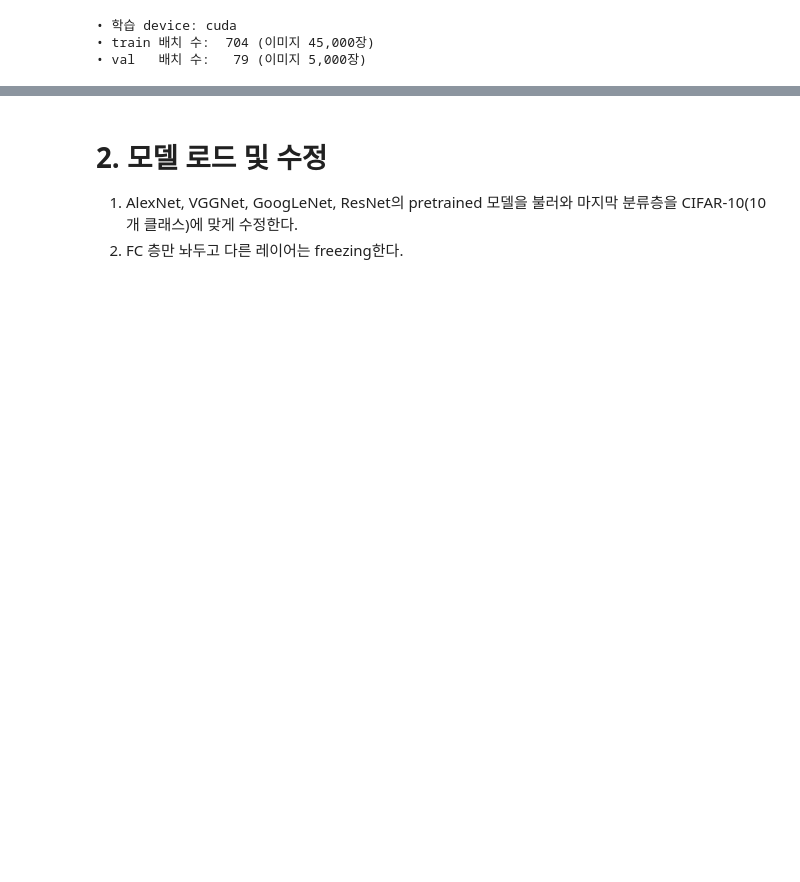
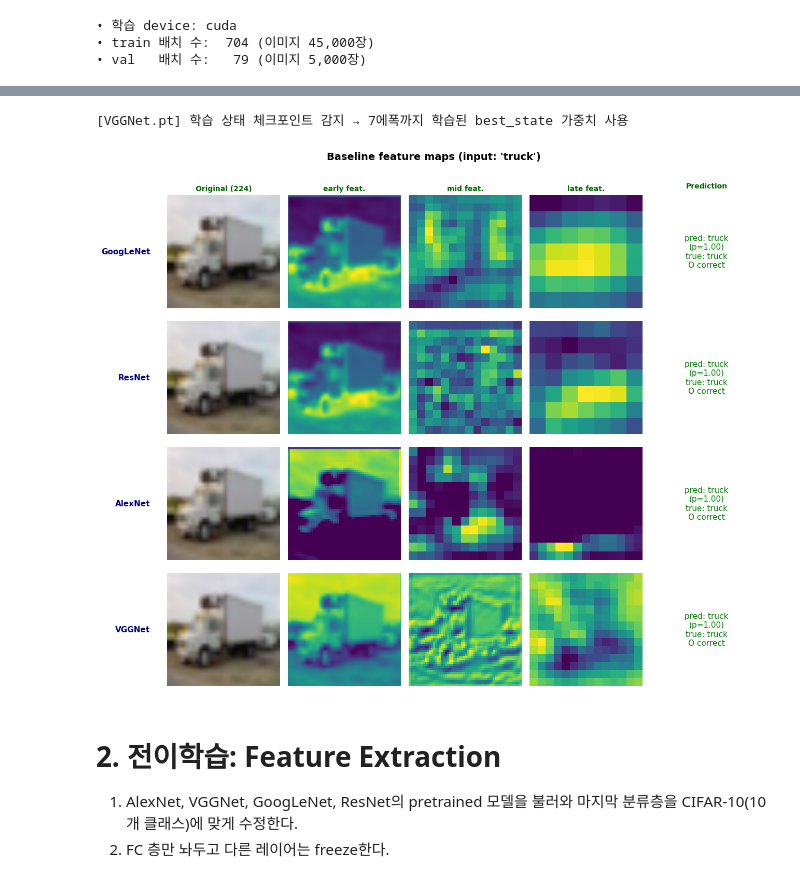
Before and after one commit to raewoo0908/codeit, a Jupyter notebook: course/part2/computer_vision/workbook/07_modeling_CIFAR10_practice.ipynb, the cells around one changed output, grey strips where cells are left out. Cells and saved outputs as stored; diff of their text form; code cells hidden in the pictures; blank space fills up the shorter version.

```diff
--- a/course/part2/computer_vision/workbook/07_modeling_CIFAR10_practice.ipynb
+++ b/course/part2/computer_vision/workbook/07_modeling_CIFAR10_practice.ipynb
@@ -1068,0 +1214,20 @@ Error:
+# %%
+# 학습 붕괴 후 ReLU가 죽었는지 확인 (로컬 MPS용: DataLoader 워커 없이)
+
+flag_dead_relu_check = False
+
+if flag_dead_relu_check:
+    import time
+    t = time.perf_counter()
+    ck = torch.load(os.path.join(CKPT_DIR, "VGGNet_last.pt"), map_location="cpu", weights_only=False)
+    m = build_vggnet(); m.load_state_dict(ck["model"]); m = m.to(device).eval()
+    del ck
+    print(f"로드 완료 {time.perf_counter()-t:.1f}s")
+
+    x = torch.stack([baseline_val_dataset[i][0] for i in range(16)]).to(device)  # 16장이면 충분
+    with torch.no_grad():
+        h = m.avgpool(m.features(x)).flatten(1)
+        a1 = m.classifier[1](m.classifier[0](h))          # 첫 FC 뒤 ReLU 출력
+        print("ReLU>0 비율:", (a1 > 0).float().mean().item())
+        print("logits std(샘플 간):", m(x).std(0))
+    print(f"전체 {time.perf_counter()-t:.1f}s")
@@ -1093,23 +1280,29 @@ STAGES = ["early", "mid", "late"]
 
 
 def extract_feature_maps(model):
-    """모든 Conv2d 중 초반/중반/후반 3개를 골라 forward hook으로 출력을 캡처하고,
-    최종 예측 로짓과 함께 반환한다. (아키텍처와 무관하게 동일 규칙 적용)"""
+    """모든 Conv2d에 forward hook을 걸어 '실제로 실행된' Conv2d 출력만 실행 순서대로 모은 뒤,
+    그중 초반/중반/후반 3개를 골라 최종 예측 로짓과 함께 반환한다. (아키텍처와 무관하게 동일 규칙 적용)
+    - GoogLeNet(aux_logits=True)은 보조 분류기(aux1/aux2) 안에도 Conv2d가 있는데, 이들은 eval 모드에서
+      실행되지 않는다. model.modules() 등록 순서로 마지막 Conv2d를 고르면 aux2.conv.conv가 뽑혀
+      hook이 호출되지 않고 'late' 키가 비게 되므로(KeyError), 실행된 Conv2d 기준으로 고른다."""
     convs = [m for m in model.modules() if isinstance(m, nn.Conv2d)]
-    picks = {"early": convs[0], "mid": convs[len(convs) // 2], "late": convs[-1]}
 
-    acts, handles = {}, []
-    for stage, layer in picks.items():
+    executed, handles = [], []                # 실행 순서대로 Conv2d 출력 기록
+    for layer in convs:
         handles.append(
             layer.register_forward_hook(
-                lambda mod, inp, out, s=stage: acts.__setitem__(s, out.detach())
+                lambda mod, inp, out: executed.append(out.detach())
             )
         )
     model.eval()
-    with torch.no_grad():
-        logits = model(input_tensor)          # eval 모드: 단일 로짓 텐서
-    for h in handles:
-        h.remove()
+    try:
+        with torch.no_grad():
+            logits = model(input_tensor)      # eval 모드: 단일 로짓 텐서
+    finally:
+        for h in handles:
+            h.remove()
+
+    acts = {"early": executed[0], "mid": executed[len(executed) // 2], "late": executed[-1]}
     return acts, logits
 
 
@@ -1118,6 +1311,21 @@ def representative_channel(fmap):
     energy = fmap[0].abs().mean(dim=(1, 2))   # 채널별 활성도
     c = energy.argmax().item()
     return fmap[0, c].cpu().numpy()
+
+
+def load_baseline_state(ckpt_path):
+    """베이스라인 체크포인트에서 state_dict를 꺼낸다. 두 가지 저장 형식을 모두 처리한다.
+    - 완주본: 순수 best state_dict (train_one_model이 {name}.pt로 저장하는 형식)
+    - 재개용 전체 학습 상태: {"epoch", "model", "best_state", "optimizer", ...}
+      (학습을 끝내지 못한 모델, 예: VGGNet은 이 형식이 {name}.pt로 저장되어 있을 수 있다)
+      → best_state(검증 정확도 최고 시점)를 우선 쓰고, 없으면 마지막 에폭의 model 가중치를 쓴다."""
+    ck = torch.load(ckpt_path, map_location=device)
+    if isinstance(ck, dict) and "model" in ck and "epoch" in ck:
+        state = ck.get("best_state") or ck["model"]
+        print(f"[{os.path.basename(ckpt_path)}] 학습 상태 체크포인트 감지 → "
+              f"{ck['epoch']}에폭까지 학습된 {'best_state' if ck.get('best_state') else 'model'} 가중치 사용")
+        return state
+    return ck
 
 
 # -------------------------------------------------------------------------
@@ -1134,7 +1342,7 @@ col_titles = ["Original (224)", "early feat.", "mid feat.", "late feat.", "Predi
 for r, (name, build_fn) in enumerate(BASELINE_BUILDERS.items()):
     ckpt_path = os.path.join(CKPT_DIR, f"{name}.pt")
     model = build_fn().to(device)
-    model.load_state_dict(torch.load(ckpt_path, map_location=device))
+    model.load_state_dict(load_baseline_state(ckpt_path))
 
     acts, logits = extract_feature_maps(model)
     probs = torch.softmax(logits, dim=1)[0]
@@ -1144,35 +1352,38 @@ for r, (name, build_fn) in enumerate(BASELINE_BUILDERS.items()):
     # col 0: 원본
     axes[r, 0].imshow(show_img)
     axes[r, 0].axis("off")
     axes[r, 0].text(-0.15, 0.5, name, transform=axes[r, 0].transAxes,
                     fontsize=11, fontweight="bold", va="center", ha="right", color="navy")
 
     # col 1~3: 초반/중반/후반 대표 채널 featuremap
     for j, stage in enumerate(STAGES, start=1):
         axes[r, j].imshow(representative_channel(acts[stage]), cmap="viridis")
         axes[r, j].axis("off")
 
     # col 4: 최종 예측 (정답이면 초록, 오답이면 빨강)
     axes[r, 4].axis("off")
     axes[r, 4].text(
         0.5, 0.5,
         f"pred: {CIFAR_CLASSES[pred]}\n(p={probs[pred]:.2f})\n"
         f"true: {CIFAR_CLASSES[true_label]}\n{'O correct' if correct else 'X wrong'}",
         transform=axes[r, 4].transAxes, fontsize=11, va="center", ha="center",
         color=("green" if correct else "red"),
     )
 
     # 첫 행에만 열 제목 표기
     if r == 0:
         for j, t in enumerate(col_titles):
             axes[r, j].set_title(t, fontsize=10, fontweight="bold", color="darkgreen")
 
     del model
 
 plt.tight_layout()
 plt.show()
+# %% [output]
+[VGGNet.pt] 학습 상태 체크포인트 감지 → 7에폭까지 학습된 best_state 가중치 사용
+[figure, added]
 # %% [markdown]
-# 2. 모델 로드 및 수정
+# 2. 전이학습: Feature Extraction
 
 1. AlexNet, VGGNet, GoogLeNet, ResNet의 pretrained 모델을 불러와 마지막 분류층을 CIFAR-10(10개 클래스)에 맞게 수정한다.
-2. FC 층만 놔두고 다른 레이어는 freezing한다.
+2. FC 층만 놔두고 다른 레이어는 freeze한다.
```
Also changed, not shown: parts of 28 cells of this notebook.
